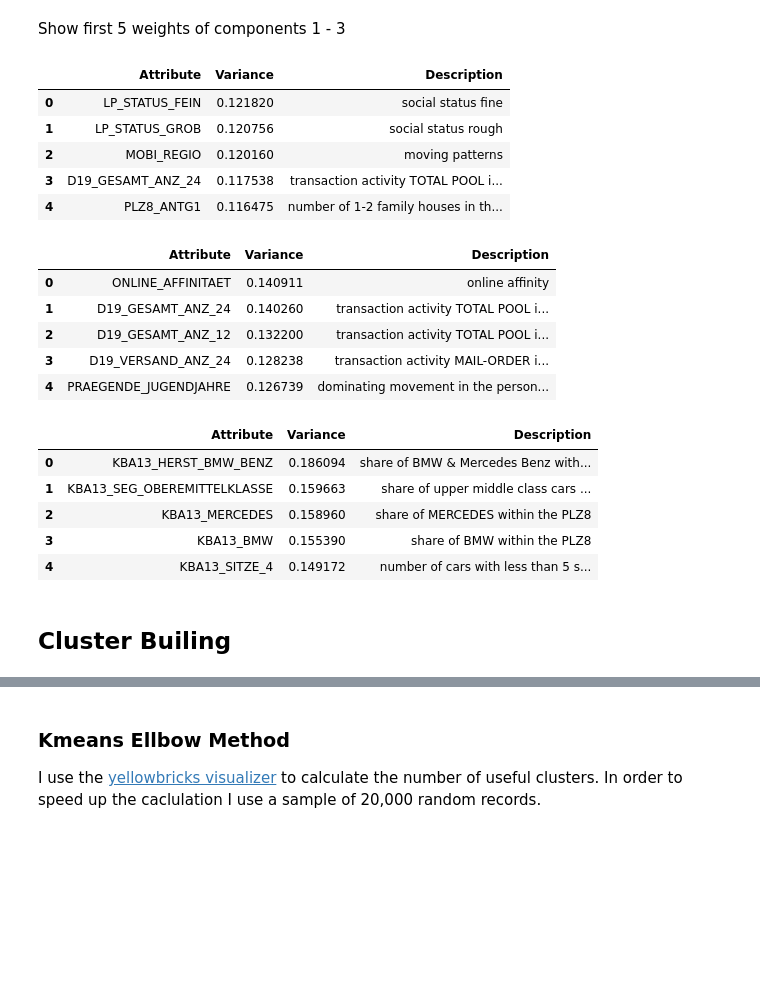
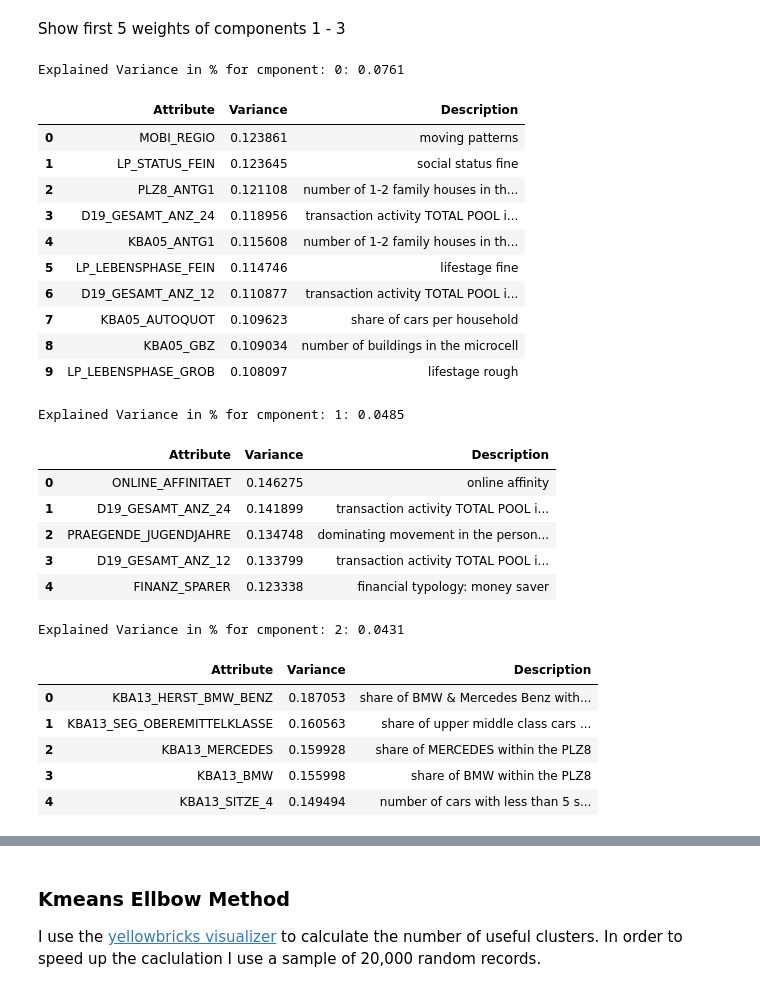
Before and after one commit to step-bauer/dsnd_capstone_arvato, a Jupyter notebook: Arvato Project Workbook.ipynb, the cells around one changed output, grey strips where cells are left out. Saved outputs shown, nothing was run; the diff lists cells and outputs as text; code cells hidden in the pictures; blank space fills up the shorter version.

```diff
--- a/Arvato Project Workbook.ipynb
+++ b/Arvato Project Workbook.ipynb
@@ -1060,9 +1275,9 @@ df_metadata = pd.read_excel(f'{prefix}/DIAS Attributes - Values 2017.xlsx', usec
 # therefore we replace this
 df_metadata['Attribute'] = df_metadata['Attribute'].str.replace('_RZ','')
 # %%
-X_train = pd.read_feather('df_azdias_cleaned_step2-feaEngineered')
+df_population_cleaned = pd.read_feather('df_azdias_cleaned_step2-feaEngineered')
 
 # set the index as feather-format did store the index as column
-X_train.set_index('LNR', inplace=True)
-X_train.head()
+df_population_cleaned.set_index('LNR', inplace=True)
+df_population_cleaned.head()
 # %% [output]
@@ -1178,5 +1314,5 @@ This step is also executed by the PCA analyser class.
 
 execute the principal component analysis
 # %%
-pca_analyzer = PcaAnalysis(X_train, df_metadata)
+pca_analyzer = PCAProcessor(df_population_cleaned, df_metadata)
 pca_analyzer.fit_transform()
@@ -1196,31 +1338,37 @@ I map the dataset to these 171 components for further analysis
 # %% [markdown]
 Show first 5 weights of components 1 - 3
 # %%
-pca_analyzer.get_component_features(0)[:5]
+pca_analyzer.get_component_features(0)[:10]
 # %% [output]
+Explained Variance in % for cmponent: 0: 0.0761
 |  | Attribute | Variance | Description |
-| 0 | LP_STATUS_FEIN | 0.121820 | social status fine |
-| 1 | LP_STATUS_GROB | 0.120756 | social status rough |
-| 2 | MOBI_REGIO | 0.120160 | moving patterns |
-| 3 | D19_GESAMT_ANZ_24 | 0.117538 | transaction activity TOTAL POOL i... |
-| 4 | PLZ8_ANTG1 | 0.116475 | number of 1-2 family houses in th... |
+| 0 | MOBI_REGIO | 0.123861 | moving patterns |
+| 1 | LP_STATUS_FEIN | 0.123645 | social status fine |
+| 2 | PLZ8_ANTG1 | 0.121108 | number of 1-2 family houses in th... |
+| 3 | D19_GESAMT_ANZ_24 | 0.118956 | transaction activity TOTAL POOL i... |
+| 4 | KBA05_ANTG1 | 0.115608 | number of 1-2 family houses in th... |
+| 5 | LP_LEBENSPHASE_FEIN | 0.114746 | lifestage fine |
+| 6 | D19_GESAMT_ANZ_12 | 0.110877 | transaction activity TOTAL POOL i... |
+| 7 | KBA05_AUTOQUOT | 0.109623 | share of cars per household |
+| 8 | KBA05_GBZ | 0.109034 | number of buildings in the microcell |
+| 9 | LP_LEBENSPHASE_GROB | 0.108097 | lifestage rough |
 # %%
 pca_analyzer.get_component_features(1)[:5]
 # %% [output]
+Explained Variance in % for cmponent: 1: 0.0485
 |  | Attribute | Variance | Description |
-| 0 | ONLINE_AFFINITAET | 0.140911 | online affinity |
-| 1 | D19_GESAMT_ANZ_24 | 0.140260 | transaction activity TOTAL POOL i... |
-| 2 | D19_GESAMT_ANZ_12 | 0.132200 | transaction activity TOTAL POOL i... |
-| 3 | D19_VERSAND_ANZ_24 | 0.128238 | transaction activity MAIL-ORDER i... |
-| 4 | PRAEGENDE_JUGENDJAHRE | 0.126739 | dominating movement in the person... |
+| 0 | ONLINE_AFFINITAET | 0.146275 | online affinity |
+| 1 | D19_GESAMT_ANZ_24 | 0.141899 | transaction activity TOTAL POOL i... |
+| 2 | PRAEGENDE_JUGENDJAHRE | 0.134748 | dominating movement in the person... |
+| 3 | D19_GESAMT_ANZ_12 | 0.133799 | transaction activity TOTAL POOL i... |
+| 4 | FINANZ_SPARER | 0.123338 | financial typology: money saver |
 # %%
 pca_analyzer.get_component_features(2)[:5]
 # %% [output]
+Explained Variance in % for cmponent: 2: 0.0431
 |  | Attribute | Variance | Description |
-| 0 | KBA13_HERST_BMW_BENZ | 0.186094 | share of BMW & Mercedes Benz with... |
-| 1 | KBA13_SEG_OBEREMITTELKLASSE | 0.159663 | share of upper middle class cars ... |
-| 2 | KBA13_MERCEDES | 0.158960 | share of MERCEDES within the PLZ8 |
-| 3 | KBA13_BMW | 0.155390 | share of BMW within the PLZ8 |
-| 4 | KBA13_SITZE_4 | 0.149172 | number of cars with less than 5 s... |
+| 0 | KBA13_HERST_BMW_BENZ | 0.187053 | share of BMW & Mercedes Benz with... |
+| 1 | KBA13_SEG_OBEREMITTELKLASSE | 0.160563 | share of upper middle class cars ... |
+| 2 | KBA13_MERCEDES | 0.159928 | share of MERCEDES within the PLZ8 |
+| 3 | KBA13_BMW | 0.155998 | share of BMW within the PLZ8 |
+| 4 | KBA13_SITZE_4 | 0.149494 | number of cars with less than 5 s... |
-# %% [markdown]
-## Cluster Builing
```
Also changed, not shown: parts of 105 cells of this notebook.
